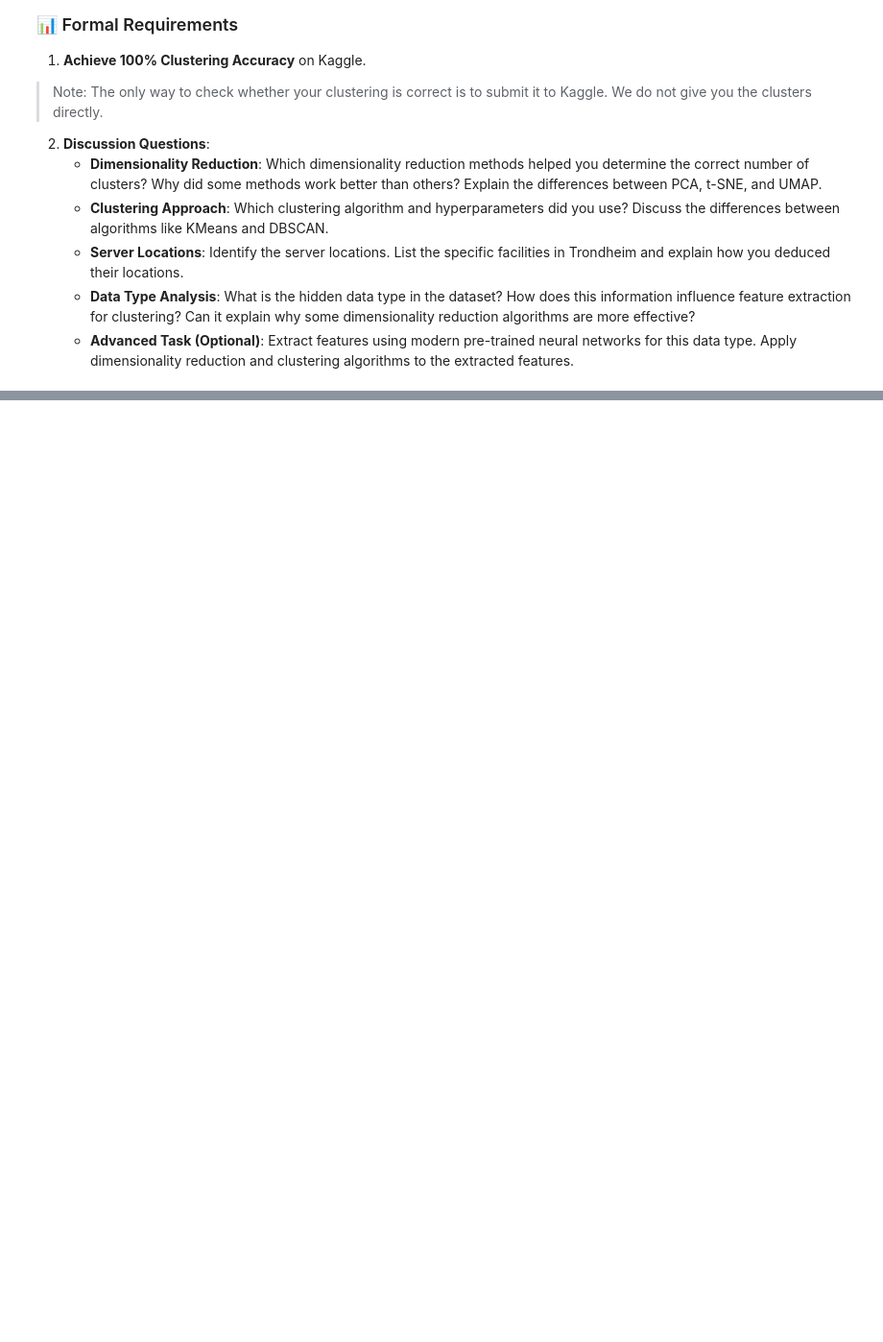
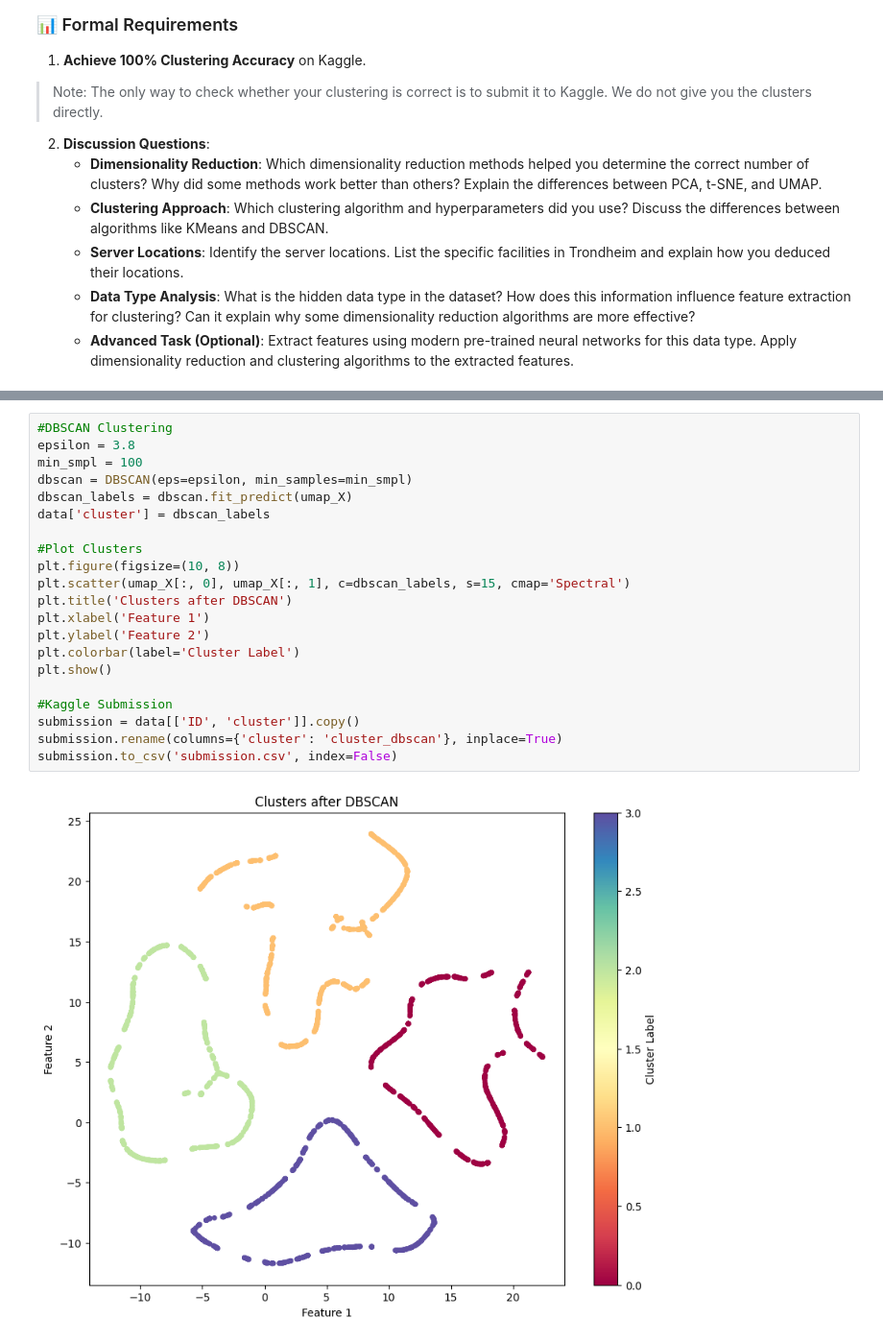
Before and after one commit to jadamixd/Machine-Learning, a Jupyter notebook: Assignment2/Chapter_2.ipynb, the cells around one changed output, grey strips where cells are left out. Shown at 96% size. Saved outputs shown, nothing was run; the diff lists cells and outputs as text; blank space fills up the shorter version.

```diff
--- a/Assignment2/Chapter_2.ipynb
+++ b/Assignment2/Chapter_2.ipynb
@@ -468,0 +356,23 @@ calculate_clustering_accuracy(true_labels, cluster_labels)
+# %%
+#DBSCAN Clustering
+epsilon = 3.8
+min_smpl = 100
+dbscan = DBSCAN(eps=epsilon, min_samples=min_smpl)
+dbscan_labels = dbscan.fit_predict(umap_X)
+data['cluster'] = dbscan_labels
+
+#Plot Clusters
+plt.figure(figsize=(10, 8))
+plt.scatter(umap_X[:, 0], umap_X[:, 1], c=dbscan_labels, s=15, cmap='Spectral')
+plt.title('Clusters after DBSCAN')
+plt.xlabel('Feature 1')
+plt.ylabel('Feature 2')
+plt.colorbar(label='Cluster Label')
+plt.show()
+
+#Kaggle Submission
+submission = data[['ID', 'cluster']].copy()
+submission.rename(columns={'cluster': 'cluster_dbscan'}, inplace=True)
+submission.to_csv('submission.csv', index=False)
+# %% [output]
+[figure, added]
```
Also changed, not shown: parts of 23 cells of this notebook, 1 other file.
